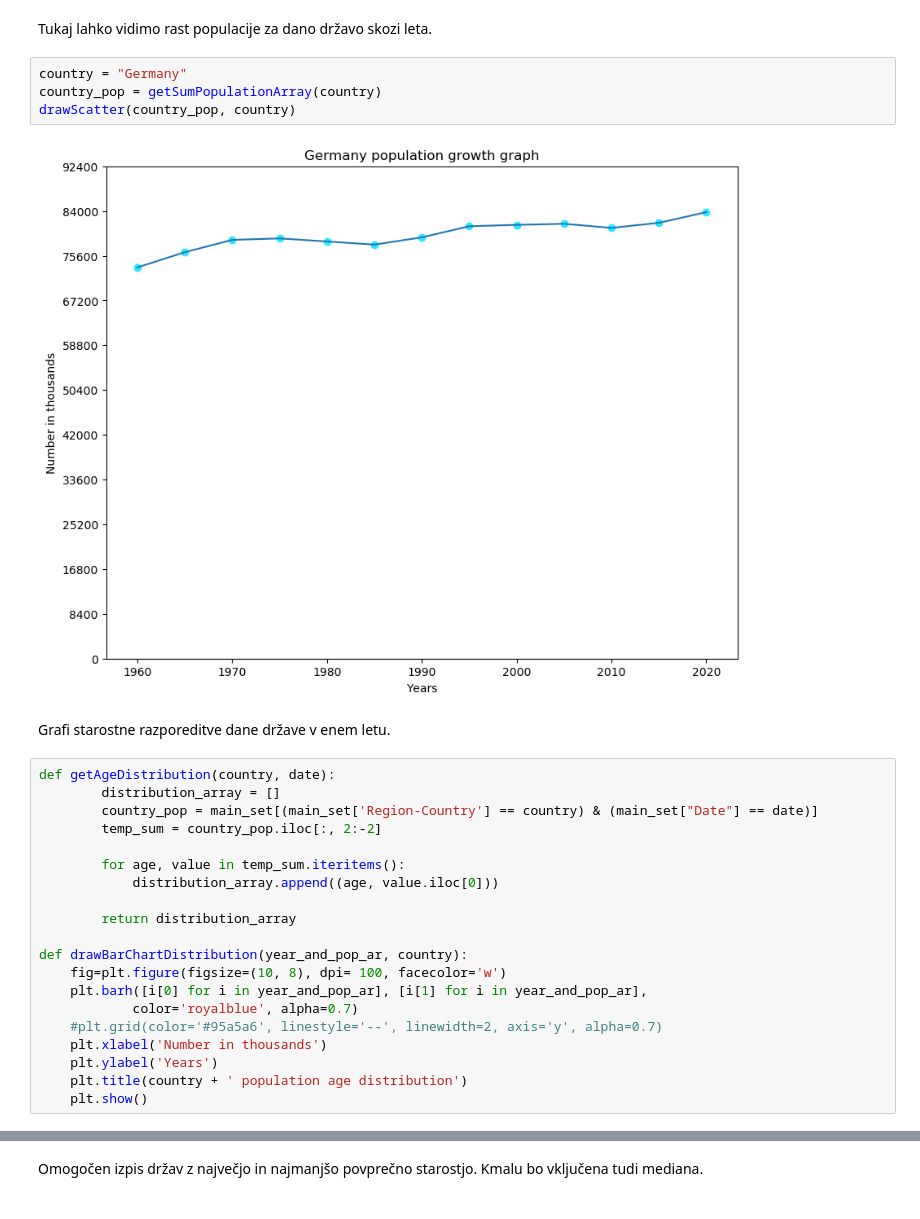
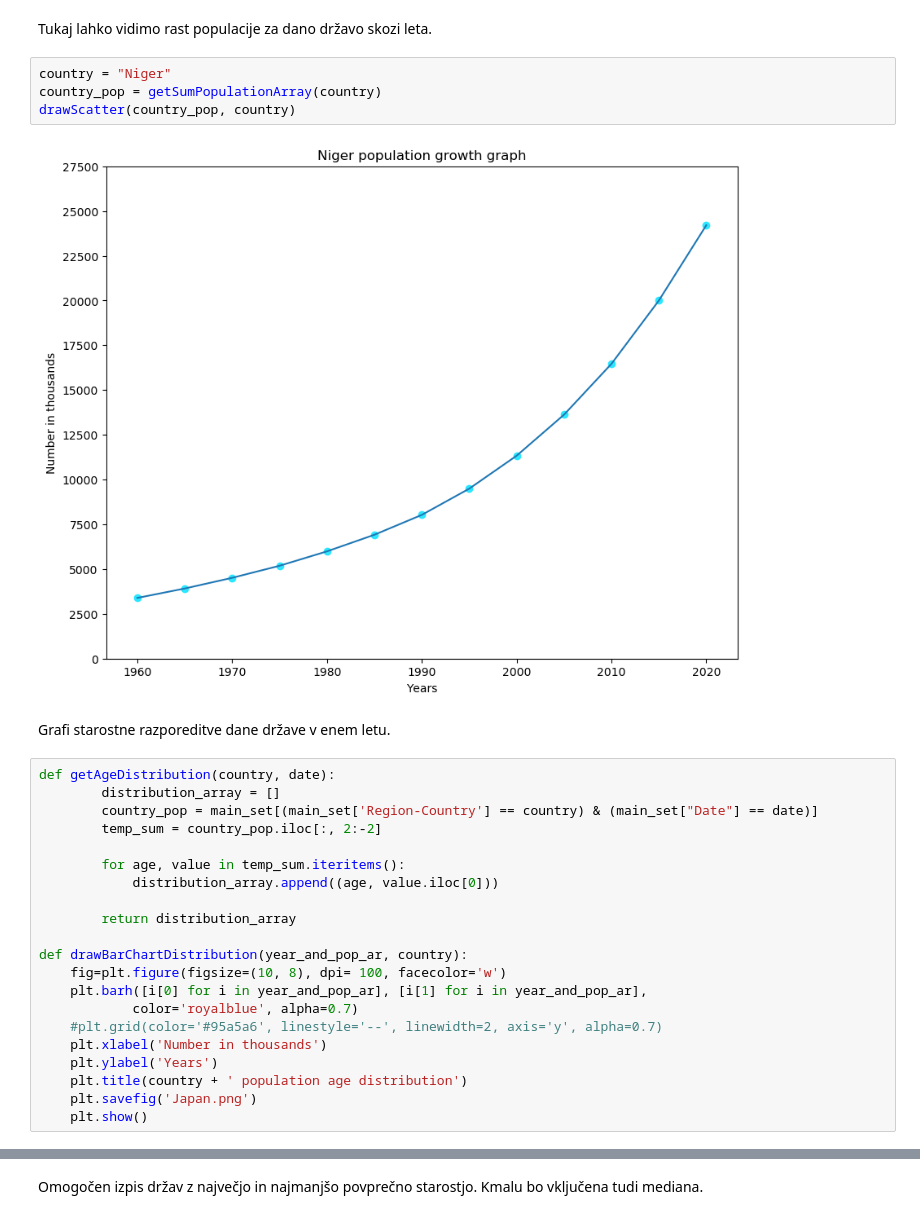
Before and after one commit to Zan-23/PR20NERJZ, a Jupyter notebook: notebooks/ZanStanonik.ipynb, the cells around one changed output, grey strips where cells are left out. Drawn from its saved outputs; the diff is of its cells as text.

```diff
--- a/notebooks/ZanStanonik.ipynb
+++ b/notebooks/ZanStanonik.ipynb
@@ -89,11 +89,11 @@ def getSumPopulationArray(country):
 # %% [markdown]
 Tukaj lahko vidimo rast populacije za dano državo skozi leta.
 # %%
-country = "Germany"
+country = "Niger"
 country_pop = getSumPopulationArray(country)
 drawScatter(country_pop, country)
 # %% [output]
-[figure, old version]
+[figure, new version]
 # %% [markdown]
 Grafi starostne razporeditve dane države v enem letu.
 # %%
@@ -115,6 +115,7 @@ def drawBarChartDistribution(year_and_pop_ar, country):
     plt.xlabel('Number in thousands')
     plt.ylabel('Years')
     plt.title(country + ' population age distribution')
+    plt.savefig('Japan.png')
     plt.show()
 # %%
 work = getAgeDistribution(country, 2020)
```
Also changed, not shown: parts of 1 cell of this notebook, 3 other files.
